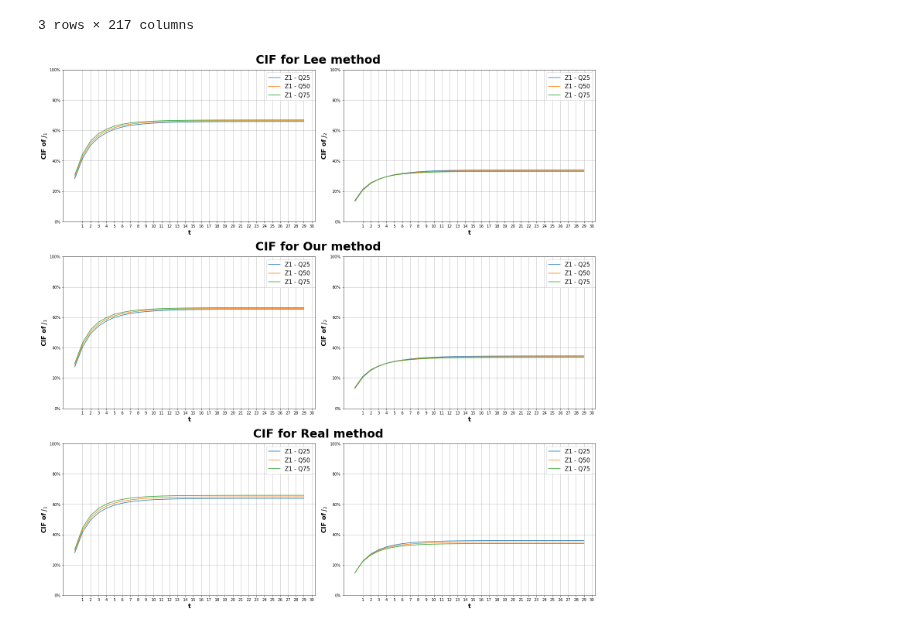
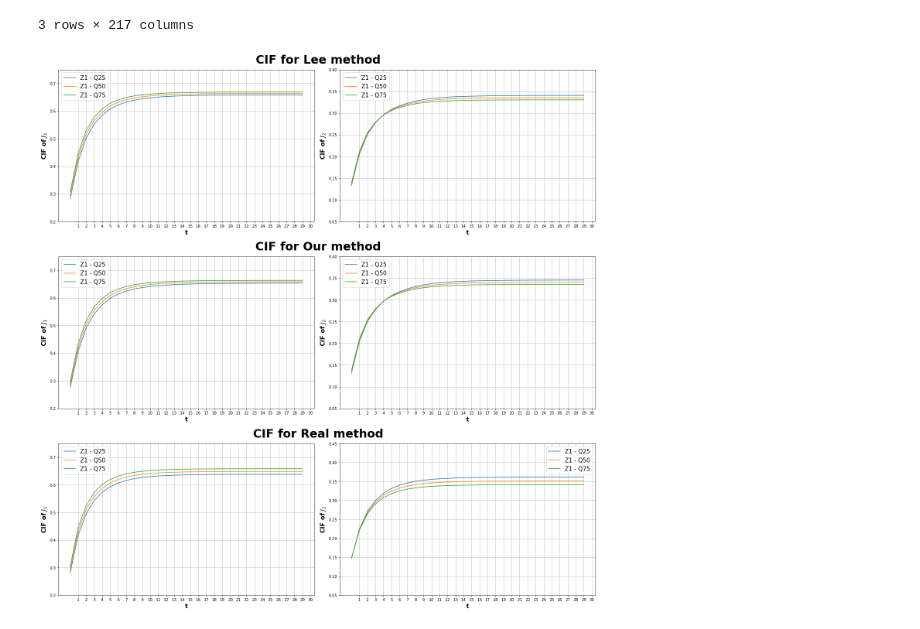
Before and after one commit to tomer1812/pydts, a Jupyter notebook: docs/Simple Simulation.ipynb, the cells around one changed output. Saved outputs shown, nothing was run; the diff lists cells and outputs as text; code cells hidden in the pictures.

Commit message:
fixed graph, changed order of appearance

```diff
--- a/docs/Simple Simulation.ipynb
+++ b/docs/Simple Simulation.ipynb
@@ -325,23 +351,23 @@ real_pred_df.head()
 # %%
 import matplotlib.pyplot as plt
 from pydts.examples_utils.plots import plot_cif_plots
 
 preds = [lee_pred_df, our_pred_df, real_pred_df]
 names = ['Lee', 'Our', 'Real']
 
 fig = plt.figure(constrained_layout=True, figsize=(20, 20))
 
 subfigs = fig.subfigures(nrows=3, ncols=1)
 for row, subfig in enumerate(subfigs):
     subfig.suptitle(f'CIF for {names[row]} method', fontsize=30, fontweight='bold')
     pred_df = preds[row]
     # create 1x3 subplots per subfig
     axs = subfig.subplots(nrows=1, ncols=2)
     for col, ax in enumerate(axs):
-        ax = plot_cif_plots(pred_df, event=col+1, return_ax=True, ax=ax)
+        ax = plot_cif_plots(pred_df, event=col+1, return_ax=True, ax=ax, pad=0.05, scale=5)
         h, l = ax.get_legend_handles_labels()
         ax.legend(h,["Z1 - Q25", "Z1 - Q50", "Z1 - Q75"], fontsize=15)
 
 #         ax.set_title(f'Plot title {col}')
 # %% [output]
-[figure, old version]
+[figure, new version]
```
Also changed, not shown: parts of 10 cells of this notebook.
